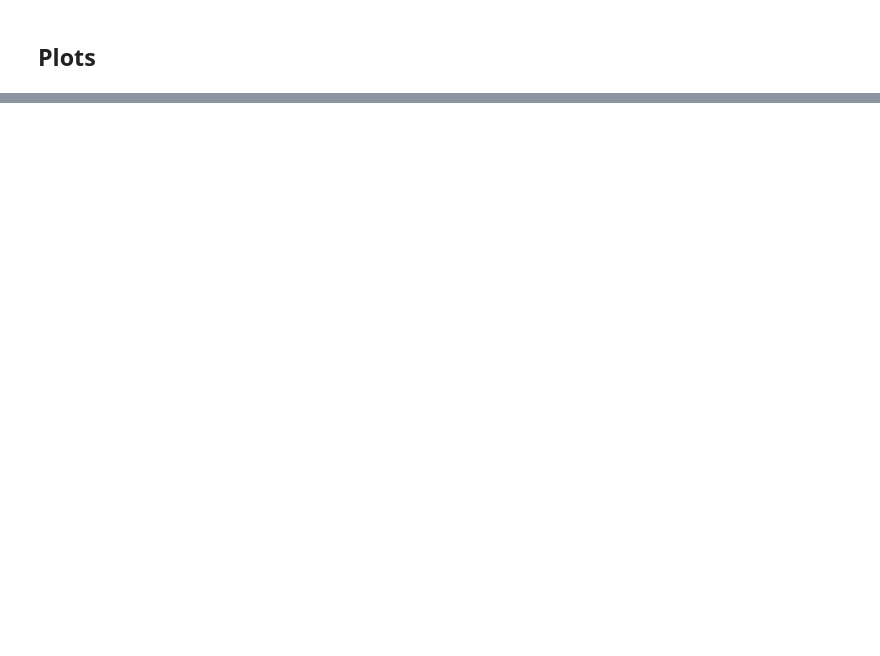
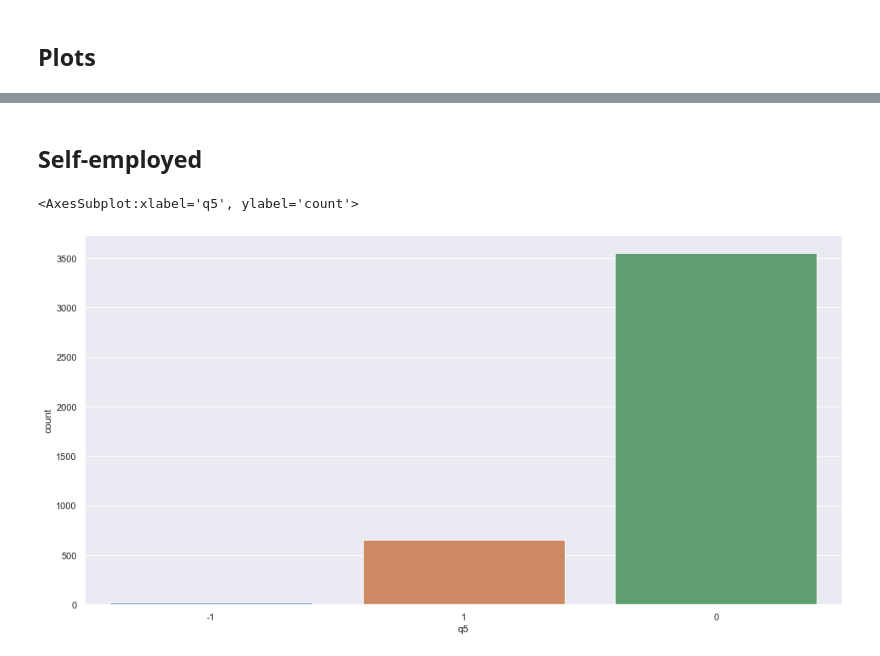
Before and after one commit to appelquist/bda-project, a Jupyter notebook: Project Data Analytics.ipynb, the cells around one changed output, grey strips where cells are left out. Saved outputs shown, nothing was run; the diff lists cells and outputs as text; code cells hidden in the pictures; blank space fills up the shorter version.

```diff
--- a/Project Data Analytics.ipynb
+++ b/Project Data Analytics.ipynb
@@ -231,0 +245,7 @@ sns.countplot(x='q8', data=surveys)
+# %% [markdown]
+## Self-employed
+# %%
+sns.countplot(x='q5', data=surveys)
+# %% [output]
+<AxesSubplot:xlabel='q5', ylabel='count'>
+[figure, added]
```
Also changed, not shown: parts of 34 cells of this notebook.
